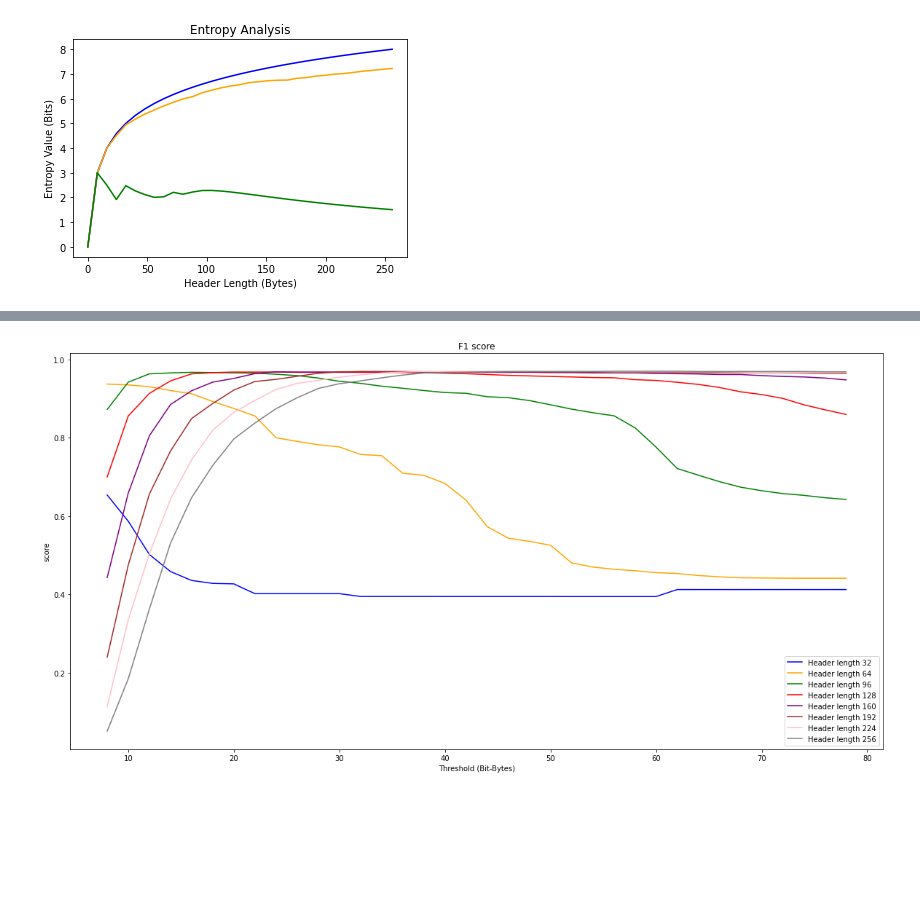
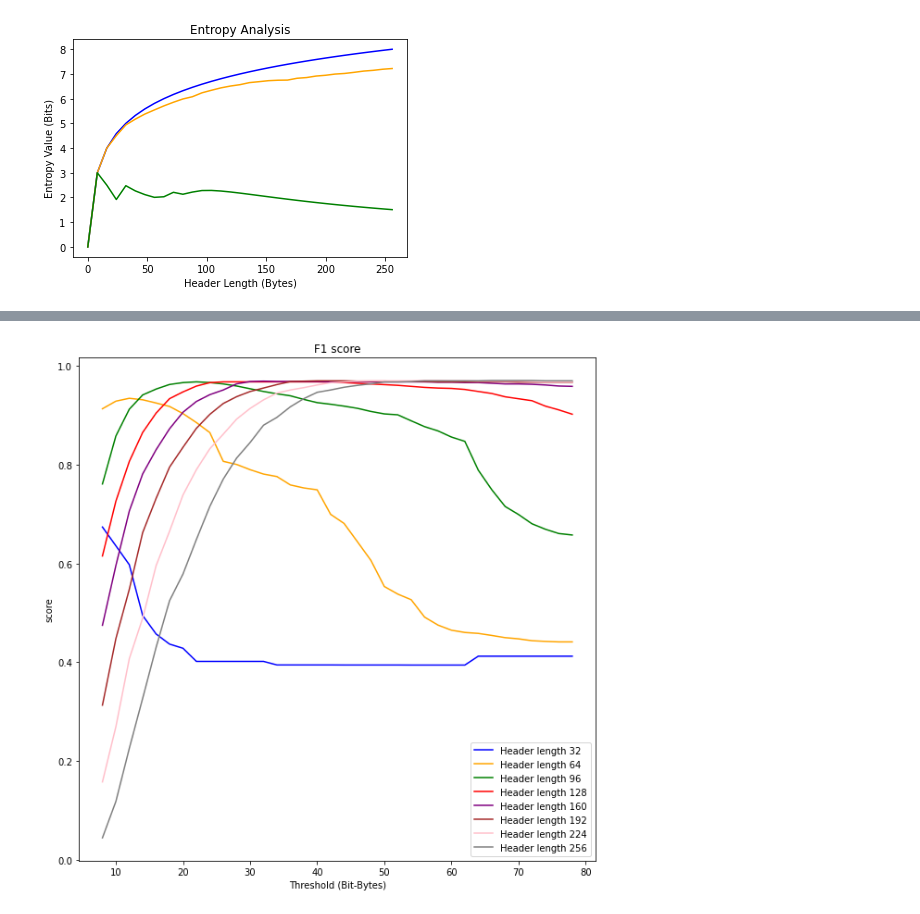
Before and after one commit to gomitolof/DAA-for-Ransomware-detection, a Jupyter notebook: RansomwareProjectScript.ipynb, the cells around one changed output, grey strips where cells are left out. Saved outputs shown, nothing was run; the diff lists cells and outputs as text; code cells hidden in the pictures; blank space fills up the shorter version.

```diff
--- a/RansomwareProjectScript.ipynb
+++ b/RansomwareProjectScript.ipynb
@@ -454,35 +454,35 @@ for i in range(int(static_offset/8+1)):
     for j in range(len(thresholds)):
         sumTP=0
         sumTN=0
         sumFP=0
         sumFN=0
         for k in range(len(paths)):
             sumTP=sumTP+TP_des[j][k][i]
             sumTN=sumTN+TN_des[j][k][i]
             sumFP=sumFP+FP_des[j][k][i]
             sumFN=sumFN+FN_des[j][k][i]
         if ((sumTP+sumFN)>0) and ((sumTP+sumFP)>0) :
             precision= sumTP/(sumTP+sumFP)
             recall= sumTP/(sumTP+sumFN)
             hl_thresh[i][j] = 2*(recall*precision)/(recall+precision)
 
 # Plot of the f1 score obtained using different threshold and different header lengths
-plt.figure(figsize=(20,10))
+plt.figure(figsize=(10,10))
 plt.title("F1 score")
 plt.xlabel("Threshold (Bit-Bytes)")
 plt.ylabel("score")
 plt.plot(thresholds, hl_thresh[4], color="blue", label="Header length 32")
 plt.plot(thresholds, hl_thresh[8], color="orange", label="Header length 64")
 plt.plot(thresholds, hl_thresh[12], color="green", label="Header length 96")
 plt.plot(thresholds, hl_thresh[16], color="red", label="Header length 128")
 plt.plot(thresholds, hl_thresh[20], color="purple", label="Header length 160")
 plt.plot(thresholds, hl_thresh[24], color="brown", label="Header length 192")
 plt.plot(thresholds, hl_thresh[28], color="pink", label="Header length 224")
 plt.plot(thresholds, hl_thresh[32], color="grey", label="Header length 256")
 plt.legend()
 plt.show()
 # %% [output]
-[figure, old version]
+[figure, new version]
 # %%
 # Accuracy = (TP+TN)/(TP+TN+FP+FN)
 
```
Also changed, not shown: parts of 8 cells of this notebook, 9 other files.
